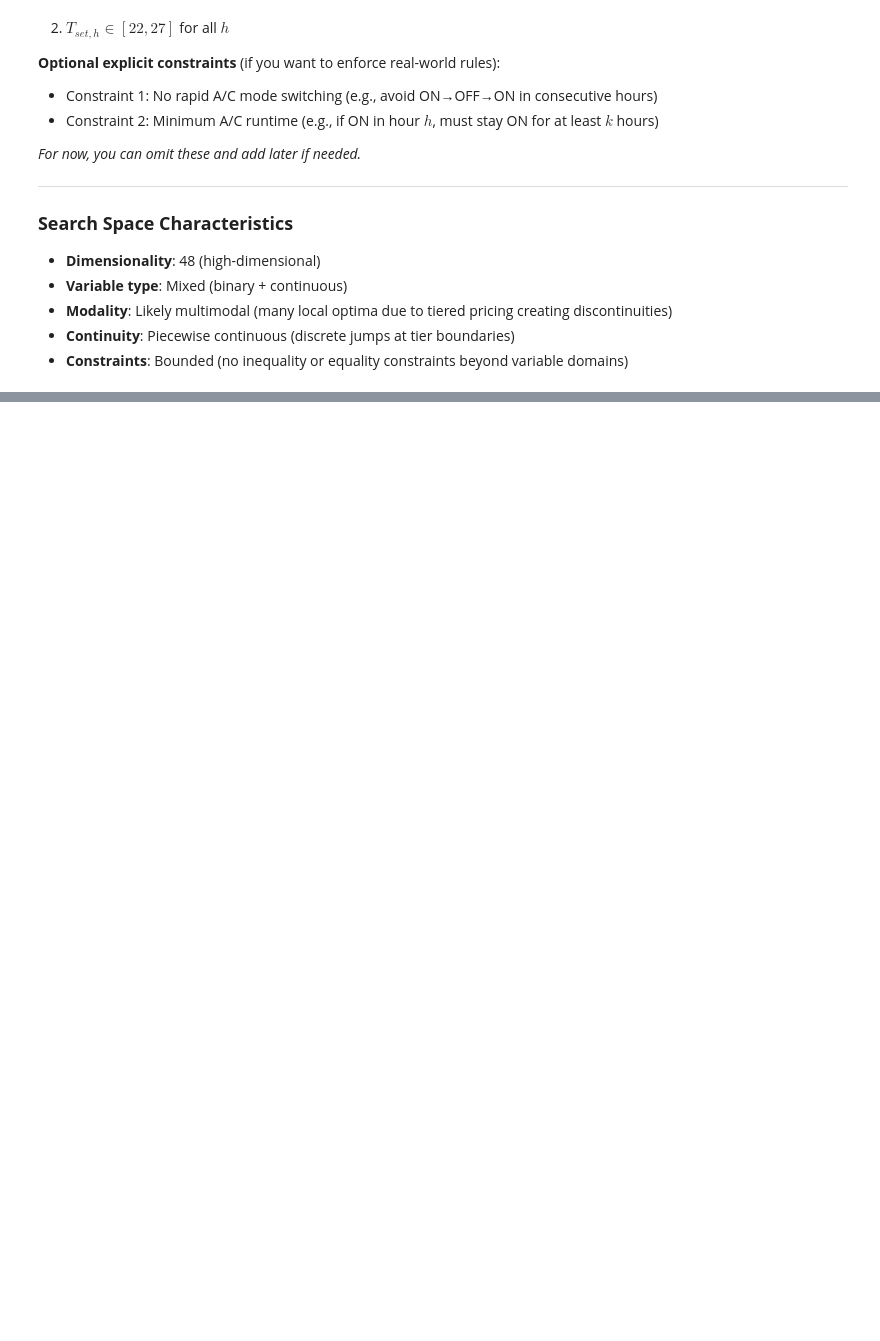
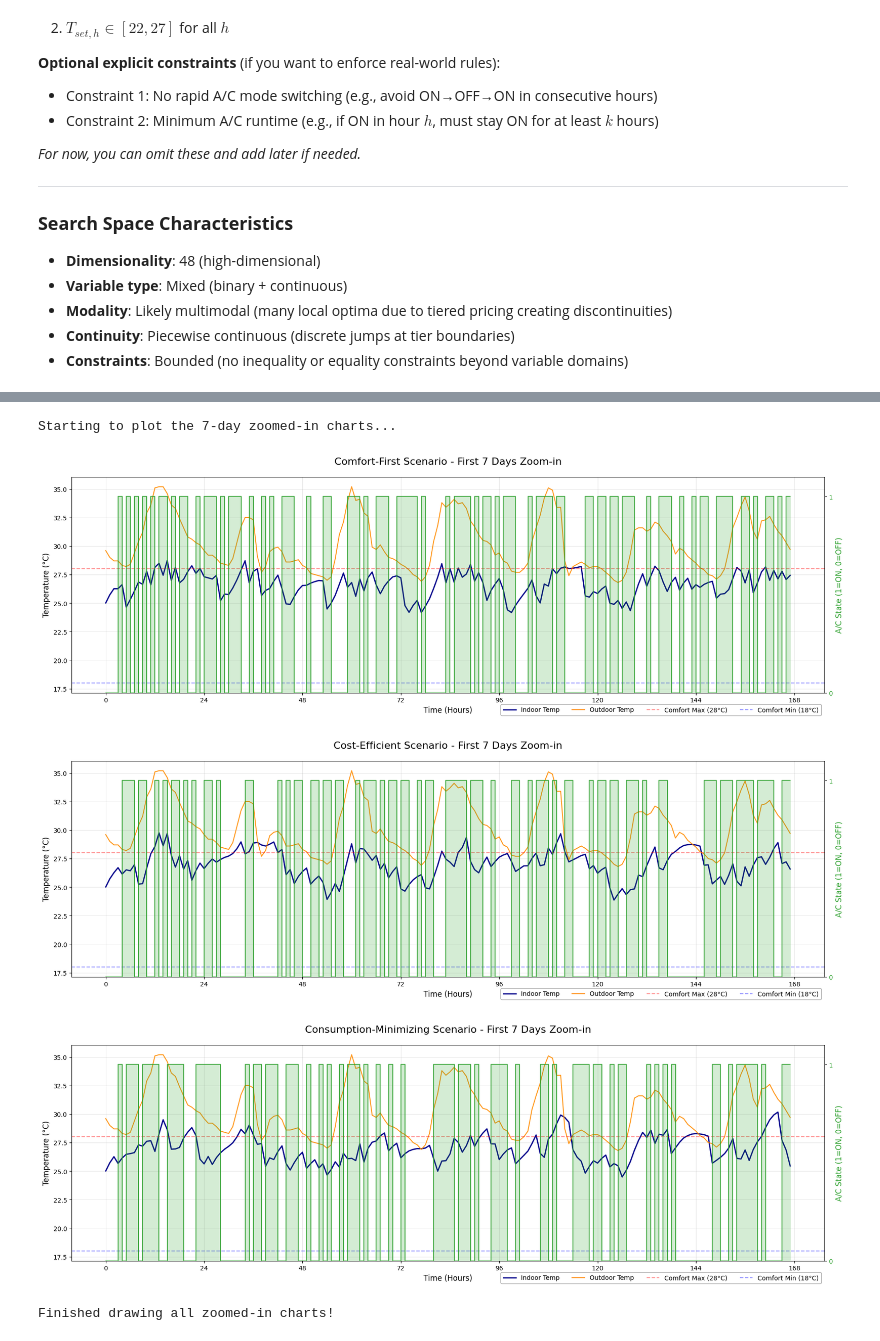
Before and after one commit to Sui-nyan/Soft-Computing, a Jupyter notebook: Assignment_3/algorithm.ipynb, the cells around one changed output, grey strips where cells are left out. Drawn from its saved outputs; the diff is of its cells as text; code cells hidden in the pictures; blank space fills up the shorter version.

```diff
--- a/Assignment_3/algorithm.ipynb
+++ b/Assignment_3/algorithm.ipynb
@@ -292,0 +329,36 @@ Convergence analysis written to convergence_analysis.csv
+# %%
+import pandas as pd
+from visualization import plot_ac_simulation
+
+df = pd.read_csv("hourly_simulation_details_summer.csv")
+
+# Zoom in: Extract only the first 168 hours (7 days) of data
+df = df.head(168)
+
+outdoor_temps = df['Outdoor_Temp'].values
+scenario_names = ["Comfort-First", "Cost-Efficient", "Consumption-Minimizing"]
+
+print("Starting to plot the 7-day zoomed-in charts...")
+
+for name in scenario_names:
+
+    indoor_temps = df[f"{name}_Indoor_Temp"].values
+    ac_modes = df[f"{name}_AC_Mode"].values
+
+    filename = f"{name}_7days.png"
+
+    plot_ac_simulation(
+        indoor_temps=indoor_temps,
+        ac_modes=ac_modes,
+        outdoor_temps=outdoor_temps,
+        title=f"{name} Scenario - First 7 Days Zoom-in",
+        save_filename=filename
+    )
+
+print("Finished drawing all zoomed-in charts!")
+# %% [output]
+Starting to plot the 7-day zoomed-in charts...
+[figure, added]
+[figure, added]
+[figure, added]
+Finished drawing all zoomed-in charts!
```
Also changed, not shown: parts of 3 cells of this notebook, 9 other files.
